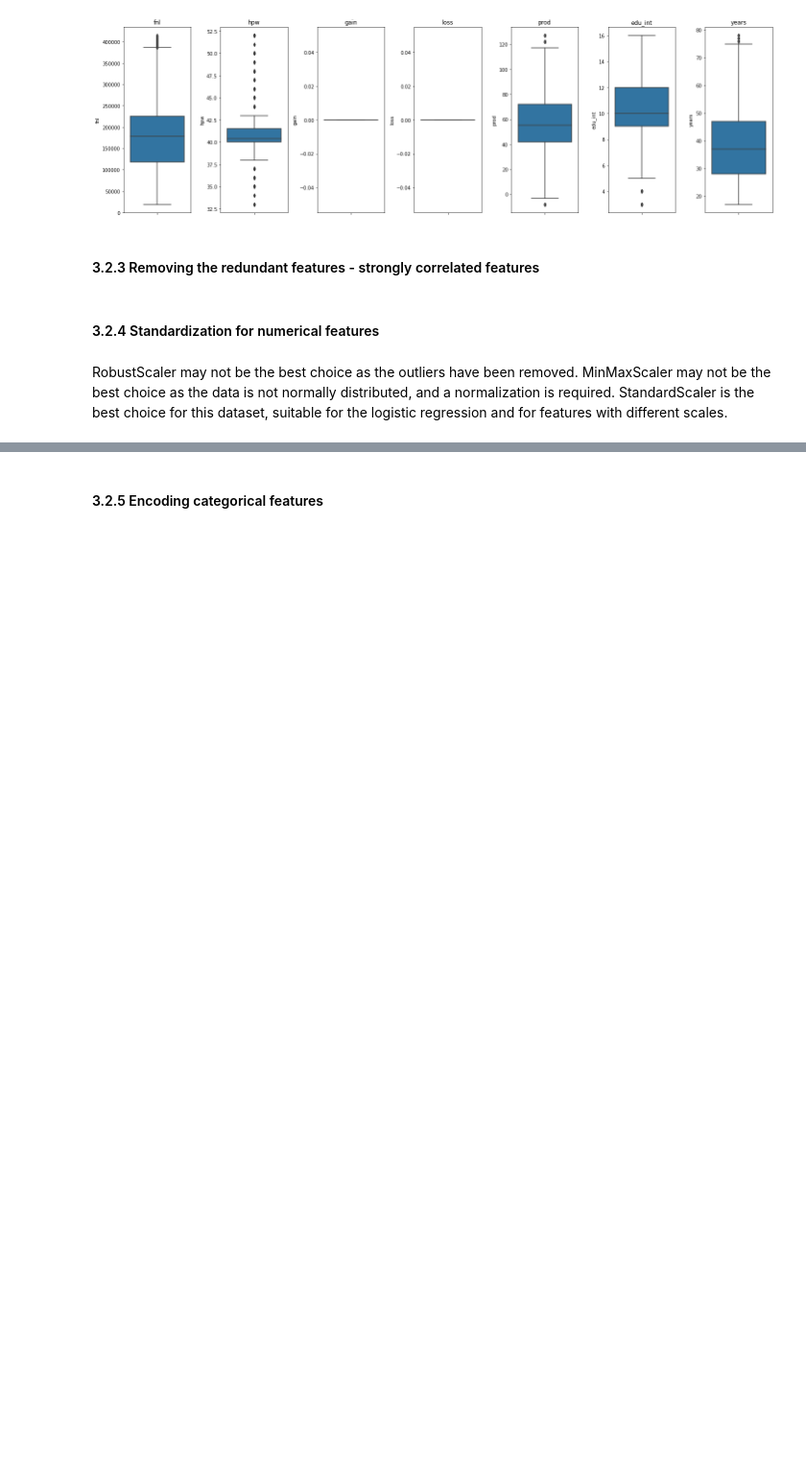
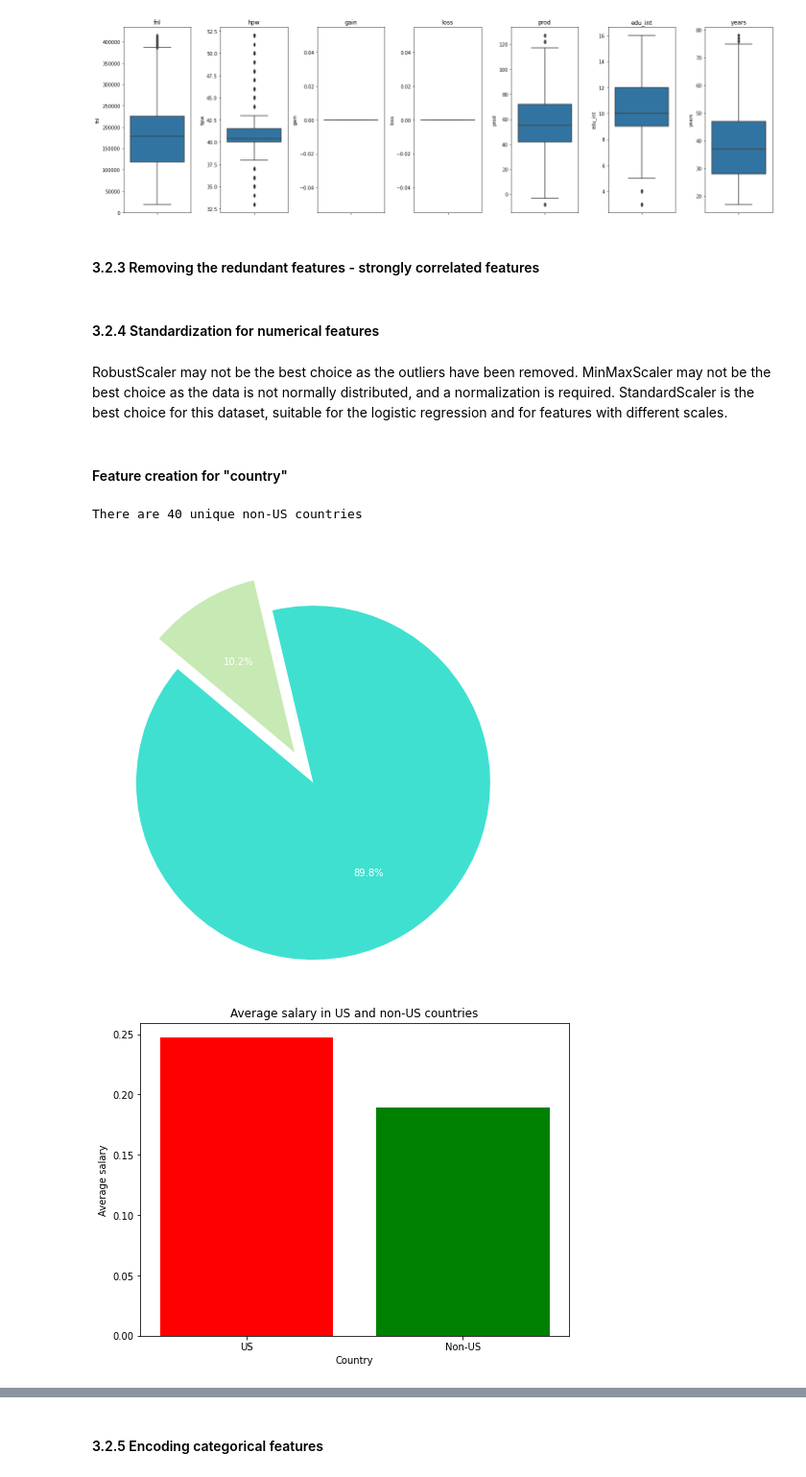
Before and after one commit to avramstefan/DS-Salary-AVC, a Jupyter notebook: main.ipynb, the cells around one changed output, grey strips where cells are left out. Shown at 96% size. Cells and saved outputs as stored; diff of their text form; code cells hidden in the pictures; blank space fills up the shorter version.

```diff
--- a/main.ipynb
+++ b/main.ipynb
@@ -345,7 +346,7 @@ salary_train_df["work_type"] = salary_train_df["work_type"].apply(lambda x: 'Gov
 salary_test_df["work_type"] = salary_test_df["work_type"].apply(lambda x: 'Gov' if 'gov' in x.lower() else 'Self' if 'self' in x.lower() else x)
 # %%
 removed_numerical_categories = ["gain"]
-removed_categorical_categories = ["partner", "edu", "race", "gtype"]
+removed_categorical_categories = ["partner", "edu", "race", "gtype", "work_type"]
 
 # For the numerical features, I will remove the "gain" feature, as it is strongly correlated to "prod"
 # and does not bring any additional information
@@ -391,3 +392,46 @@ for feature in features["numerical"]["attributes"] + features["ordinal"]["attrib
 #     salary_df[feature] = min_max_scaler.fit_transform(salary_df[feature].values.reshape(-1, 1))
 #     salary_train_df[feature] = min_max_scaler.transform(salary_train_df[feature].values.reshape(-1, 1))
 #     salary_test_df[feature] = min_max_scaler.transform(salary_test_df[feature].values.reshape(-1, 1))
+# %% [markdown]
+#### Feature creation for "country"
+# %%
+if "country" in salary_df.columns:
+    us_entries = salary_df[salary_df['country'] == 'United-States']
+    non_us_entries = salary_df[salary_df['country'] != 'United-States']
+    unique_non_us_countries = non_us_entries['country'].unique()
+
+    print("There are {} unique non-US countries".format(len(unique_non_us_countries)))
+
+    labels = ['US', 'Non-US']
+    sizes = [us_entries.shape[0], non_us_entries.shape[0]]
+    colors = ['#40E0D0', '#c7e9b4', '#EEE8AA']
+    explode = [0.1, 0.1]
+
+    plt.figure(figsize=(8, 8))
+    plt.pie(sizes, explode=explode, labels=labels, colors=colors, autopct='%1.1f%%', startangle=140, textprops=dict(color="white"))
+    plt.title('Distribution of US and non US countries', color = "white")
+    plt.axis('equal')
+    plt.show()
+
+    # Take all "money" values from us_entries and non_us_entries
+    us_money_values = us_entries['money'].values
+    non_us_money_values = non_us_entries['money'].values
+
+    # Convert the >50k and <=50k values to 1 and 0
+    us_money_values = np.where(us_money_values == '>50K', 1, 0)
+    non_us_money_values = np.where(non_us_money_values == '>50K', 1, 0)
+
+    # Calculate the mean based on the converted values
+    average_us_salary = np.mean(us_money_values)
+    average_non_us_salary = np.mean(non_us_money_values)
+
+    plt.figure(figsize=(8, 6))
+    plt.bar(['US', 'Non-US'], [average_us_salary, average_non_us_salary], color = ["red", "green"])
+    plt.xlabel('Country')
+    plt.ylabel('Average salary')
+    plt.title('Average salary in US and non-US countries')
+    plt.show()
+# %% [output]
+There are 40 unique non-US countries
+[figure, added]
+[figure, added]
```
Also changed, not shown: parts of 21 cells of this notebook.
